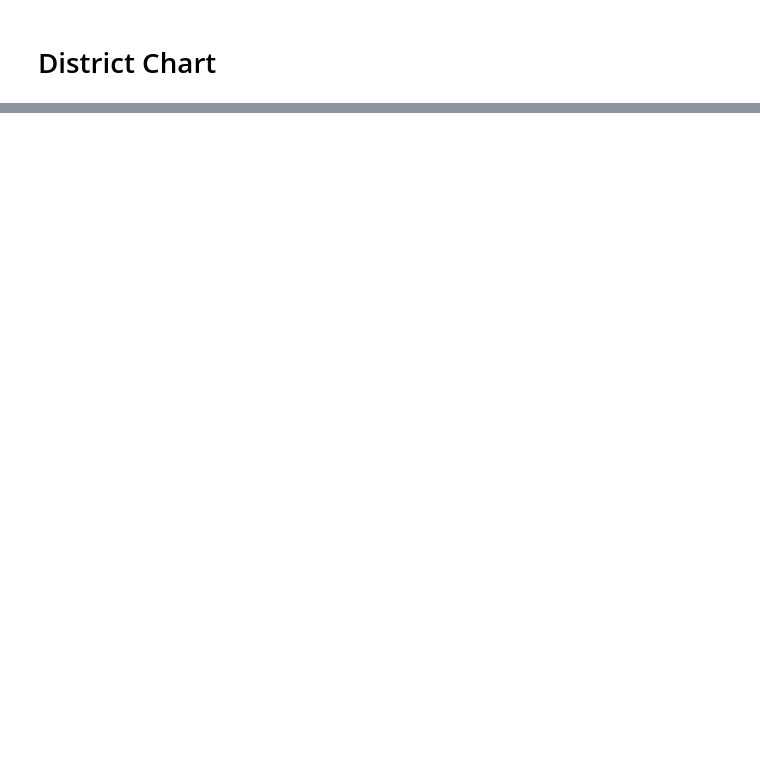
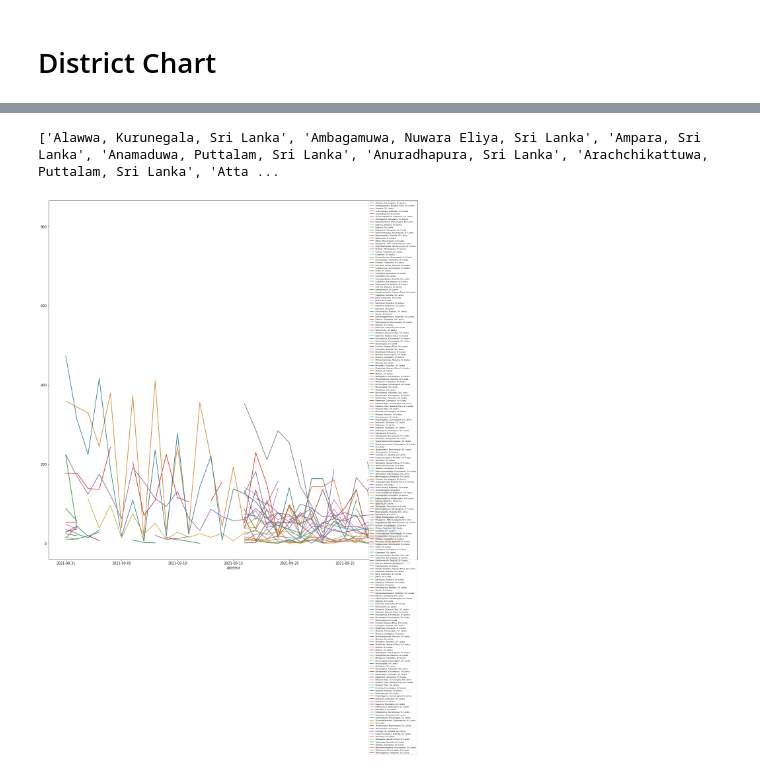
Before and after one commit to GenoTechies/GenosTechBooks, a Jupyter notebook: geno-book/_build/jupyter_execute/data_akamutu_covid19/districts.ipynb, the cells around one changed output, grey strips where cells are left out. Drawn from its saved outputs; the diff is of its cells as text; code cells hidden in the pictures; blank space fills up the shorter version.

```diff
--- a/geno-book/_build/jupyter_execute/data_akamutu_covid19/districts.ipynb
+++ b/geno-book/_build/jupyter_execute/data_akamutu_covid19/districts.ipynb
@@ -33,0 +3,14 @@ with your book. For more information about this, see [the Jupyter Book documenta
+# %%
+import requests  # Import the requests library
+import pandas as pd
+import matplotlib.pyplot as plt
+import matplotlib as mpl
+import seaborn as sns
+# Query URL
+url = ('https://covid19-healthylk.herokuapp.com/api/districtstotal?startdate=2021-08-31&enddate=2021-09-31')
+print(url)
+response = requests.get(url)  # Make a GET request to the URL
+# Print status code (and associated text)
+print(f"Request returned {response.status_code} : '{response.reason}'")
+# Print data returned (parsing as JSON)
+payload = response.json()  # Parse `response.text` into JSON
@@ -33,0 +20,4 @@ with your book. For more information about this, see [the Jupyter Book documenta
+# %%
+data=pd.json_normalize(payload['data'])
+selected=data[["datetext", "counttext","location.formattedAddress"]]
+print(selected)
@@ -33,0 +39,19 @@ with your book. For more information about this, see [the Jupyter Book documenta
+# %%
+pivoted = pd.DataFrame(selected.pivot_table(values='counttext', index='datetext', columns='location.formattedAddress', aggfunc='sum'))
+#pivoted = pivoted.set_index('datetext')
+print(list(pivoted.columns.values))
+#print(pivoted)
+# %% [output]
+['Alawwa, Kurunegala, Sri Lanka', 'Ambagamuwa, Nuwara Eliya, Sri Lanka', 'Ampara, Sri Lanka', 'Anamaduwa, Puttalam, Sri Lanka', 'Anuradhapura, Sri Lanka', 'Arachchikattuwa, Puttalam, Sri Lanka', 'Atta ...
+# %%
+# figure size globally set for matplotlib
+mpl.rcParams['figure.figsize'] = (20, 20)
+mpl.rcParams['axes.grid'] = False
+
+ax = pivoted.plot()
+#ax.set_color_palette(sns.color_palette("muted"))
+pivoted.plot(ax=ax)
+plt.legend(loc='best',prop={'size': 6})
+plt.show()
+# %% [output]
+[figure, added]
```
Also changed, not shown: parts of 5 cells of this notebook, 8 other files.
